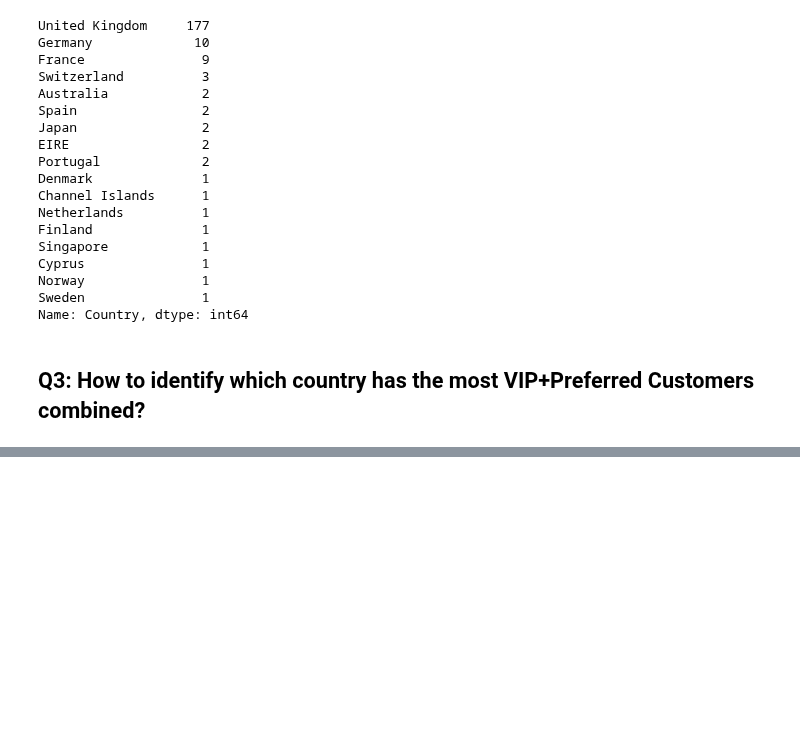
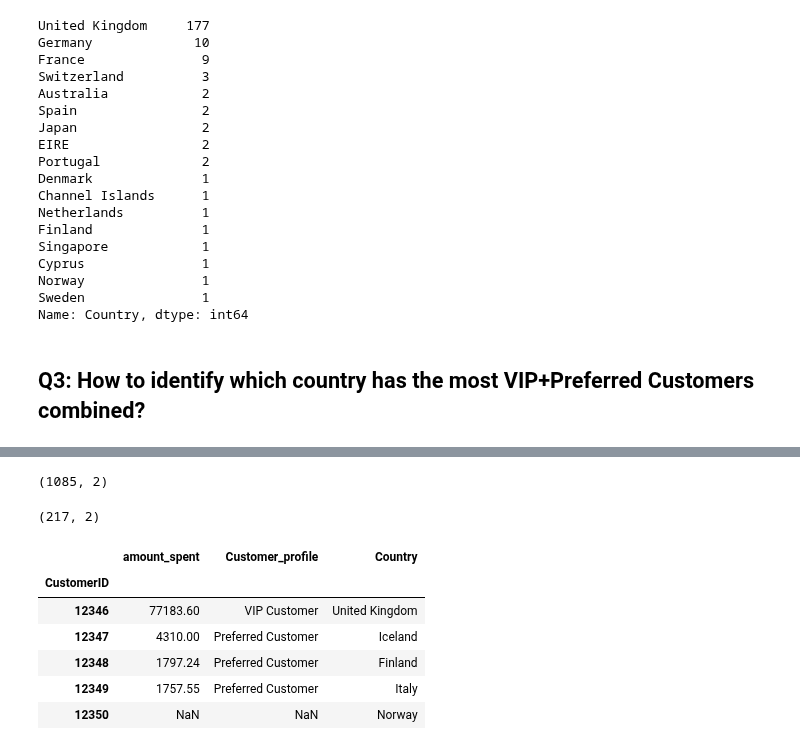
Before and after one commit to ta-data-bcn/lab-df-calculation-and-transformation, a Jupyter notebook: your-code/challenge-3.ipynb, the cells around one changed output, grey strips where cells are left out. Drawn from its saved outputs; the diff is of its cells as text; code cells hidden in the pictures; blank space fills up the shorter version.

```diff
--- a/your-code/challenge-3.ipynb
+++ b/your-code/challenge-3.ipynb
@@ -223,0 +222,4 @@ Name: Country, dtype: int64
+# %%
+# we need to concatenate the VIP Costumers and the Preferred Costumer tables
+VIP_preferred_costumers = pd.concat([quantile_95_custID, quantile_75_95_custID])
+VIP_preferred_costumers.head()
@@ -223,0 +234,22 @@ Name: Country, dtype: int64
+# %%
+# By checking the various shapes I can see that the VIP-preferred_costumers dataframe is bigger than
+# quantile_95_custID.shape
+VIP_preferred_costumers.shape
+# %% [output]
+(1085, 2)
+# %%
+quantile_95_custID.shape
+# %% [output]
+(217, 2)
+# %%
+# I add the country column to the VIP_preferred_costumers dataframe
+VIP_preferred_customers_country = pd.concat([VIP_preferred_costumers, customerID_country], axis=1, sort=False)
+VIP_preferred_customers_country.head()
+# %% [output]
+|  | amount_spent | Customer_profile | Country |
+| CustomerID |  |  |  |
+| 12346 | 77183.60 | VIP Customer | United Kingdom |
+| 12347 | 4310.00 | Preferred Customer | Iceland |
+| 12348 | 1797.24 | Preferred Customer | Finland |
+| 12349 | 1757.55 | Preferred Customer | Italy |
+| 12350 | NaN | NaN | Norway |
```
Also changed, not shown: parts of 4 cells of this notebook, 2 other files.
